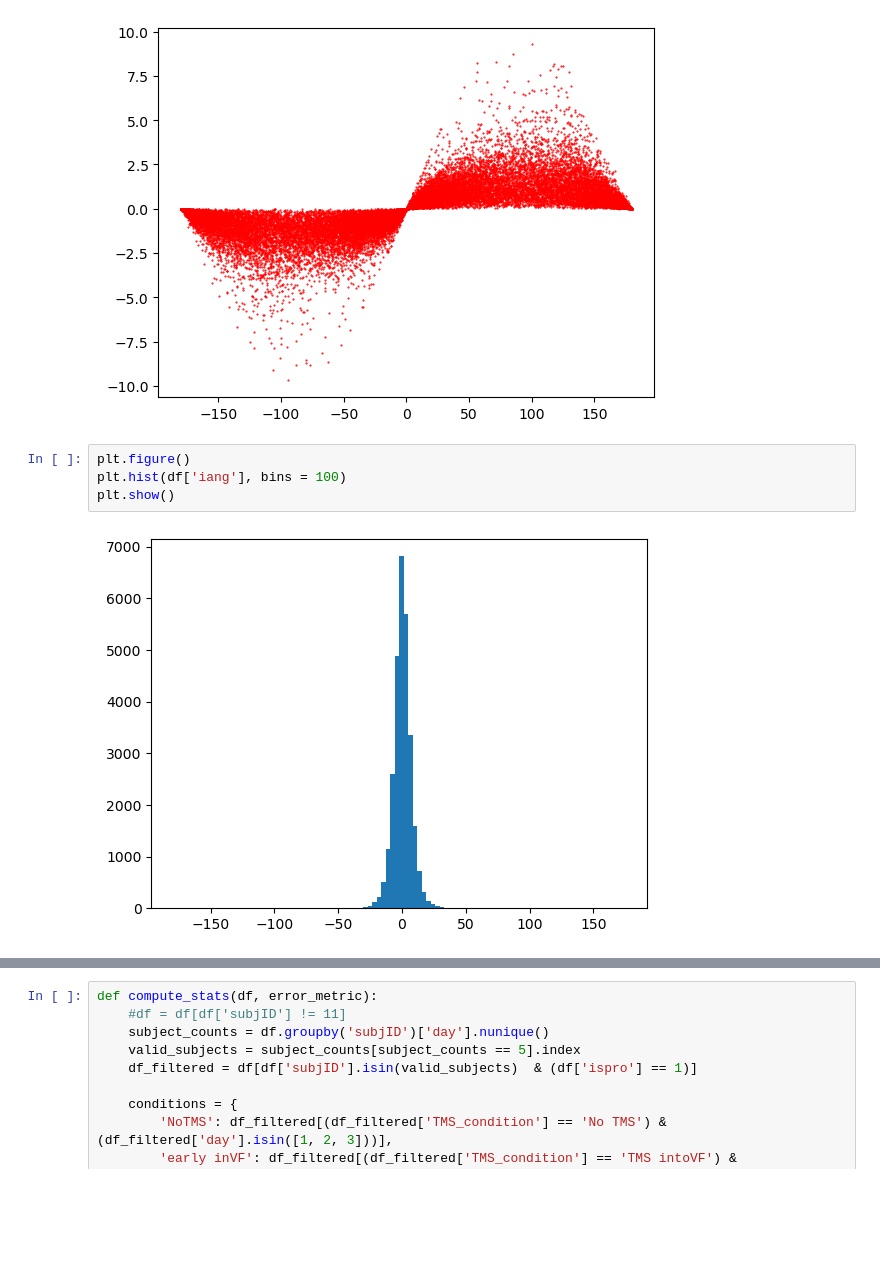
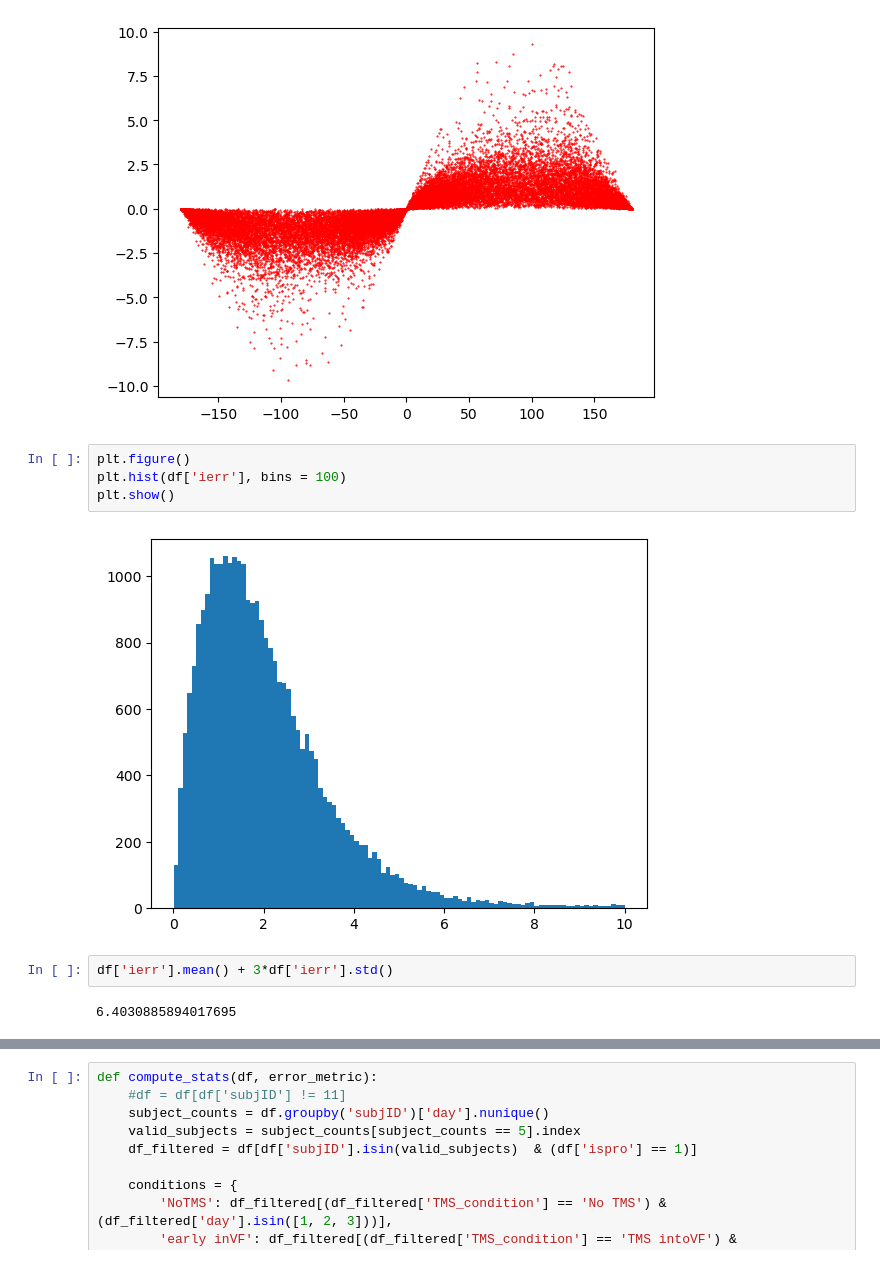
Before and after one commit to mindemory/mgs_stimul, a Jupyter notebook: mgsAnalysis/analysisEye/main.ipynb, the cells around one changed output, grey strips where cells are left out. Saved outputs shown, nothing was run; the diff lists cells and outputs as text; blank space fills up the shorter version.

```diff
--- a/mgsAnalysis/analysisEye/main.ipynb
+++ b/mgsAnalysis/analysisEye/main.ipynb
@@ -193,9 +193,13 @@ plt.show()
 [figure]
 # %%
 plt.figure()
-plt.hist(df['iang'], bins = 100)
+plt.hist(df['ierr'], bins = 100)
 plt.show()
 # %% [output]
-[figure, old version]
+[figure, new version]
+# %%
+df['ierr'].mean() + 3*df['ierr'].std()
+# %% [output]
+6.4030885894017695
 # %%
 def calculate_mean_and_se(group, error_metric):
```
Also changed, not shown: parts of 3 cells of this notebook, 2 other files.
